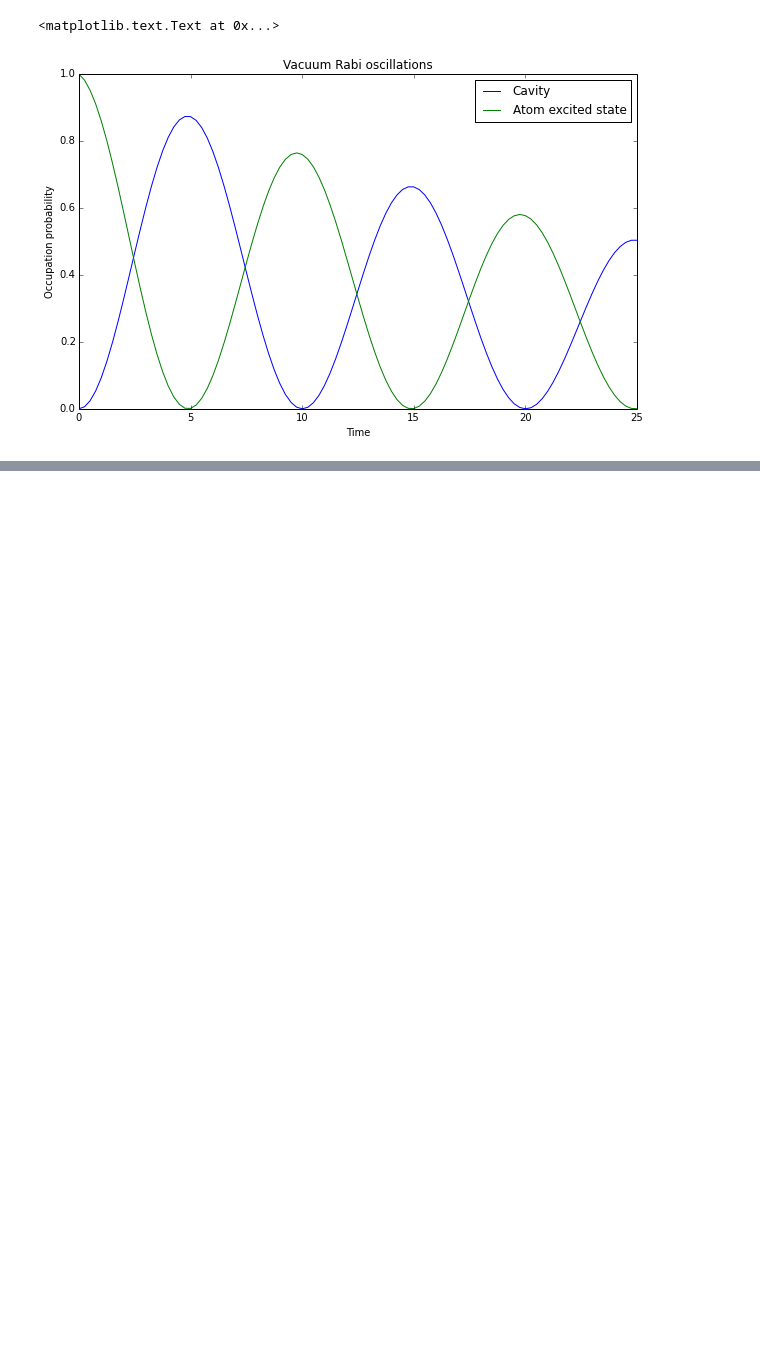
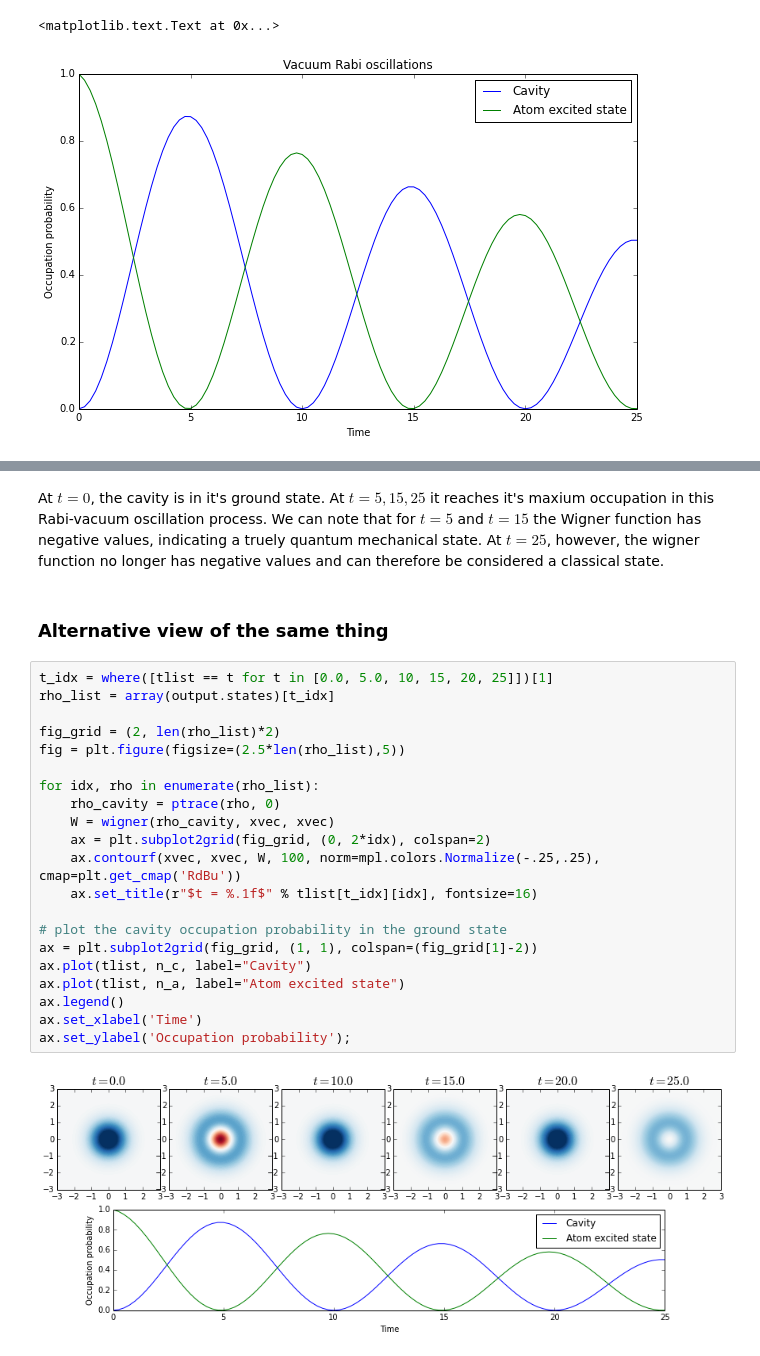
Before and after one commit to sibeshkar/JaynesCummingModel, a Jupyter notebook: JaynesCummingmodel.ipynb, the cells around one changed output, grey strips where cells are left out. Saved outputs shown, nothing was run; the diff lists cells and outputs as text; blank space fills up the shorter version.

```diff
--- a/JaynesCummingmodel.ipynb
+++ b/JaynesCummingmodel.ipynb
@@ -98,0 +167,27 @@ axes.set_title('Vacuum Rabi oscillations')
+# %% [markdown]
+At $t =0$, the cavity is in it's ground state. At $t = 5, 15, 25$ it reaches it's maxium occupation in this Rabi-vacuum oscillation process. We can note that for $t=5$ and $t=15$ the Wigner function has negative values, indicating a truely quantum mechanical state. At $t=25$, however, the wigner function no longer has negative values and can therefore be considered a classical state.
+# %% [markdown]
+### Alternative view of the same thing
+# %%
+t_idx = where([tlist == t for t in [0.0, 5.0, 10, 15, 20, 25]])[1]
+rho_list = array(output.states)[t_idx]
+
+fig_grid = (2, len(rho_list)*2)
+fig = plt.figure(figsize=(2.5*len(rho_list),5))
+
+for idx, rho in enumerate(rho_list):
+    rho_cavity = ptrace(rho, 0)
+    W = wigner(rho_cavity, xvec, xvec)
+    ax = plt.subplot2grid(fig_grid, (0, 2*idx), colspan=2)
+    ax.contourf(xvec, xvec, W, 100, norm=mpl.colors.Normalize(-.25,.25), cmap=plt.get_cmap('RdBu'))
+    ax.set_title(r"$t = %.1f$" % tlist[t_idx][idx], fontsize=16)
+
+# plot the cavity occupation probability in the ground state
+ax = plt.subplot2grid(fig_grid, (1, 1), colspan=(fig_grid[1]-2))
+ax.plot(tlist, n_c, label="Cavity")
+ax.plot(tlist, n_a, label="Atom excited state")
+ax.legend()
+ax.set_xlabel('Time')
+ax.set_ylabel('Occupation probability');
+# %% [output]
+[figure, added]
```
Also changed, not shown: parts of 11 cells of this notebook.
